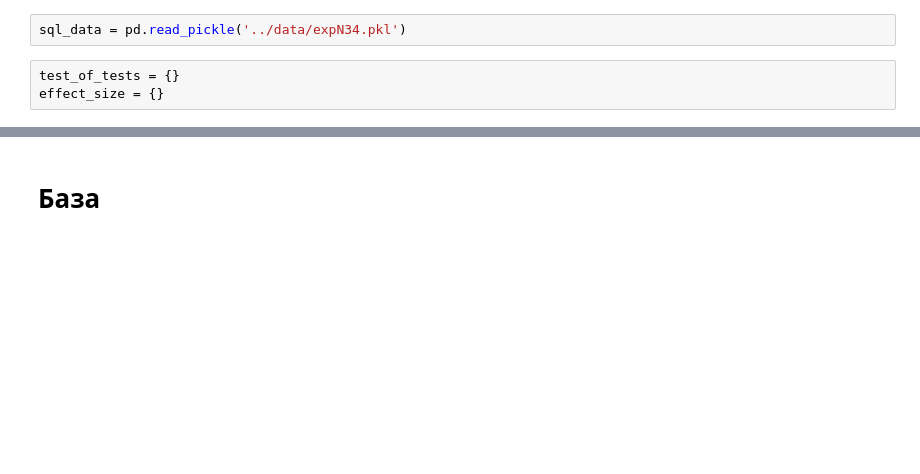
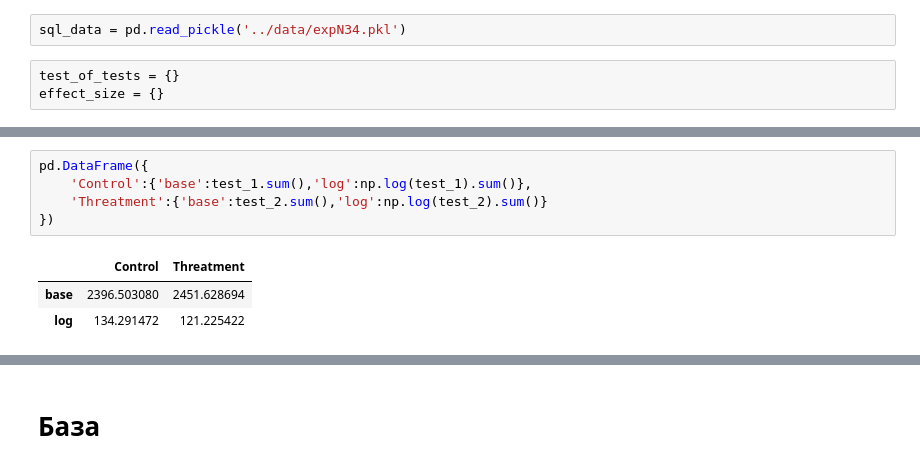
Before and after one commit to charubaiel/ab_utilization, a Jupyter notebook: notebooks/real_case_example.ipynb, the cells around one changed output, grey strips where cells are left out. Drawn from its saved outputs; the diff is of its cells as text; blank space fills up the shorter version.

```diff
--- a/notebooks/real_case_example.ipynb
+++ b/notebooks/real_case_example.ipynb
@@ -7,0 +29,9 @@ effect_size = {}
+# %%
+pd.DataFrame({
+    'Control':{'base':test_1.sum(),'log':np.log(test_1).sum()},
+    'Threatment':{'base':test_2.sum(),'log':np.log(test_2).sum()}
+})
+# %% [output]
+|  | Control | Threatment |
+| base | 2396.503080 | 2451.628694 |
+| log | 134.291472 | 121.225422 |
```
Also changed, not shown: parts of 84 cells of this notebook, 3 other files.
